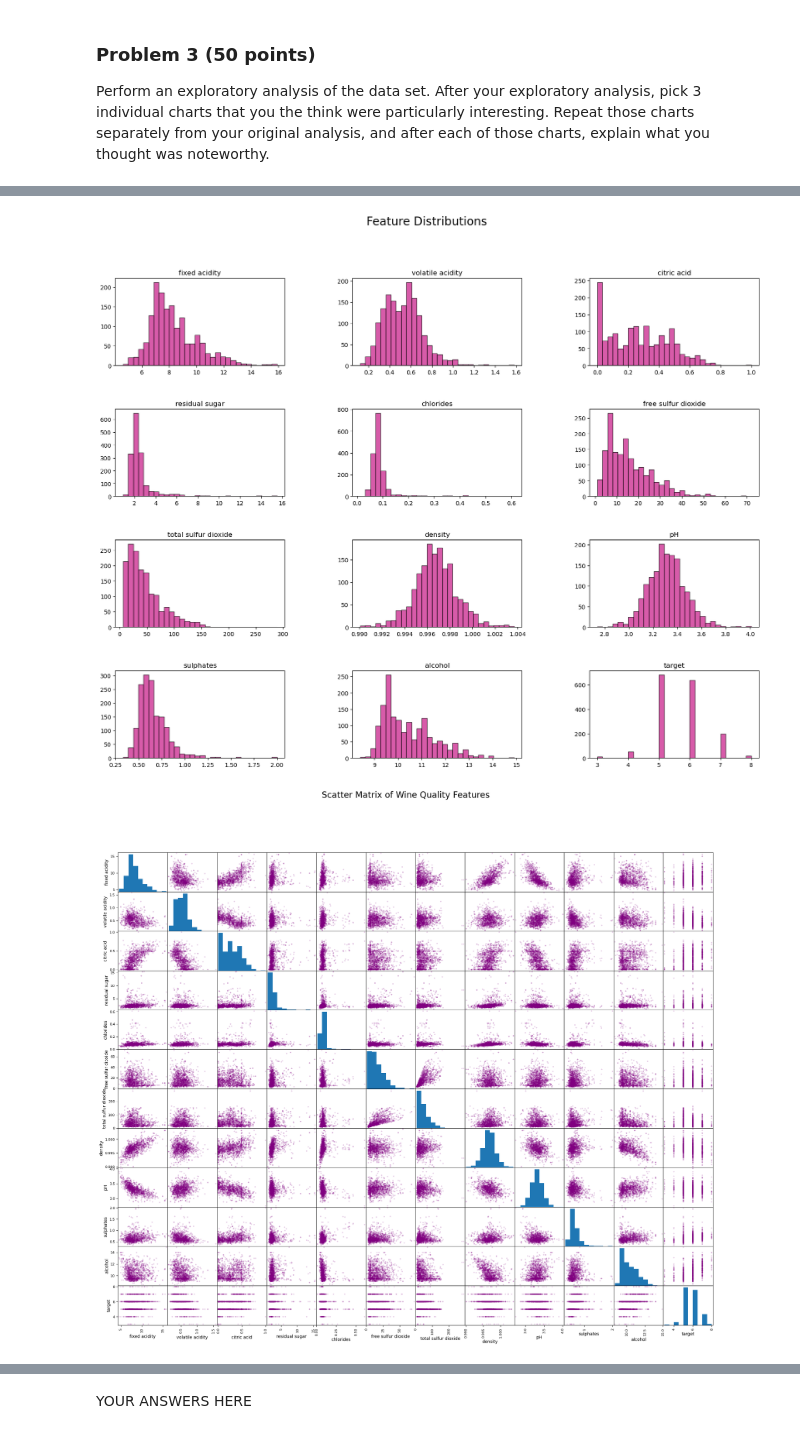
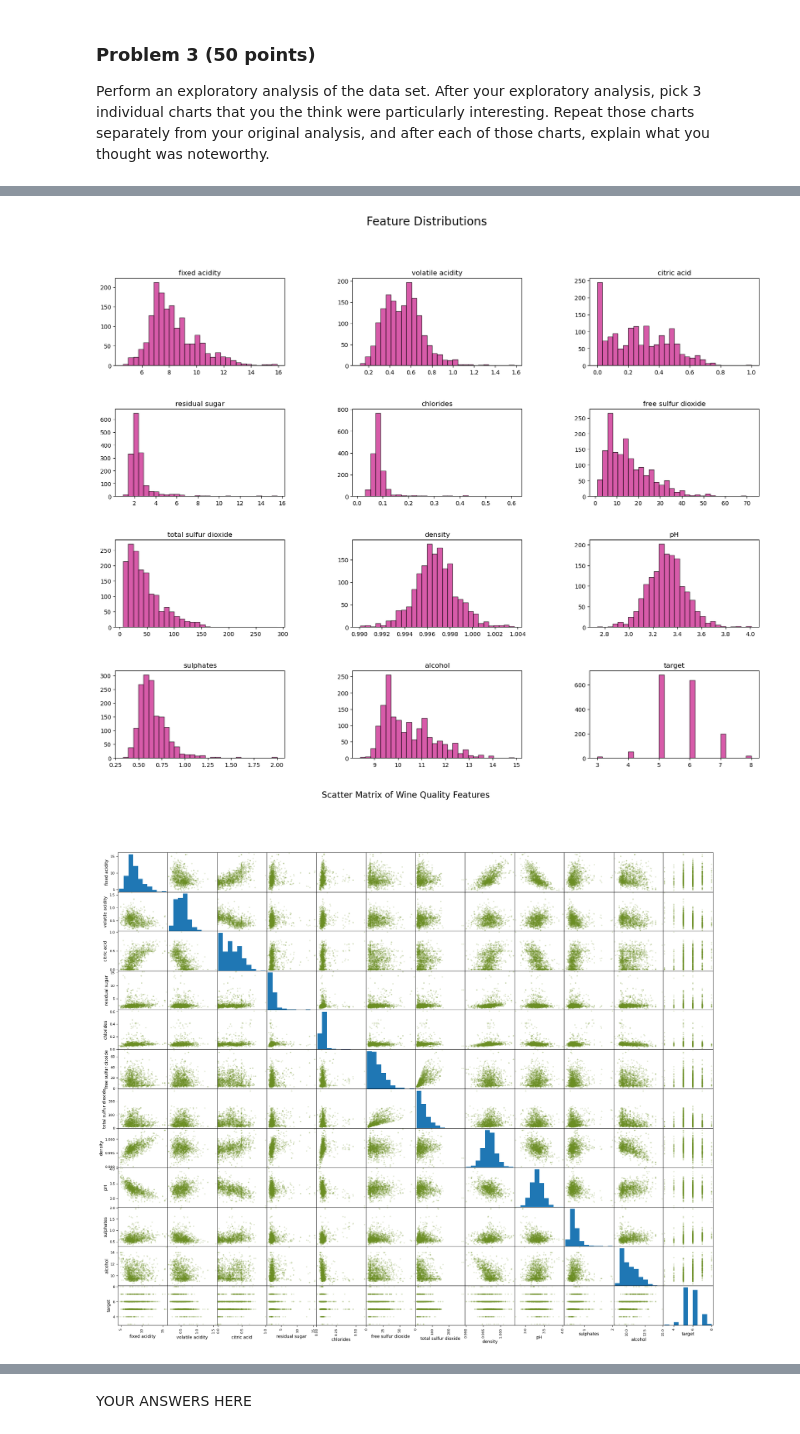
Before and after one commit to veniola/dx602-final-project, a Jupyter notebook: project.ipynb, the cells around one changed output, grey strips where cells are left out. Cells and saved outputs as stored; diff of their text form; code cells hidden in the pictures.

```diff
--- a/project.ipynb
+++ b/project.ipynb
@@ -179,37 +179,37 @@ plt.suptitle("Feature Distributions", fontsize=20)
 plt.show()
 
 # Scatter matrix to visualize relationships between features
-pd.plotting.scatter_matrix(wine_quality, figsize=(25, 20), color='purple', alpha=0.2)
+pd.plotting.scatter_matrix(wine_quality, figsize=(25, 20), color='olivedrab', alpha=0.2)
 # Add title and labels
 plt.suptitle("Scatter Matrix of Wine Quality Features", fontsize=20)
 plt.show()
 
 # Scatter plot comparing two features against the target
 wine_quality.plot.scatter("fixed acidity", "density", c="target", figsize=(10, 7), colormap="viridis", alpha=0.7)
 # Add title and labels
 plt.suptitle("Scatter Plot of Fixed Acidity vs Density", fontsize=16)
 plt.xlabel("fixed acidity")
 plt.ylabel("density")
 plt.show()
 # %% [output]
 Number of Missing Values:
  fixed acidity           0
 volatile acidity        0
 citric acid             0
 residual sugar          0
 chlorides               0
 free sulfur dioxide     0
 total sulfur dioxide    0
 density                 0
 pH                      0
 sulphates               0
 alcohol                 0
 target                  0
 dtype: int64
 Number of Duplicate Values:
  240
 [figure]
-[figure, old version]
+[figure, new version]
 [figure]
 # %% [markdown]
 YOUR ANSWERS HERE
```
Also changed, not shown: parts of 5 cells of this notebook.
